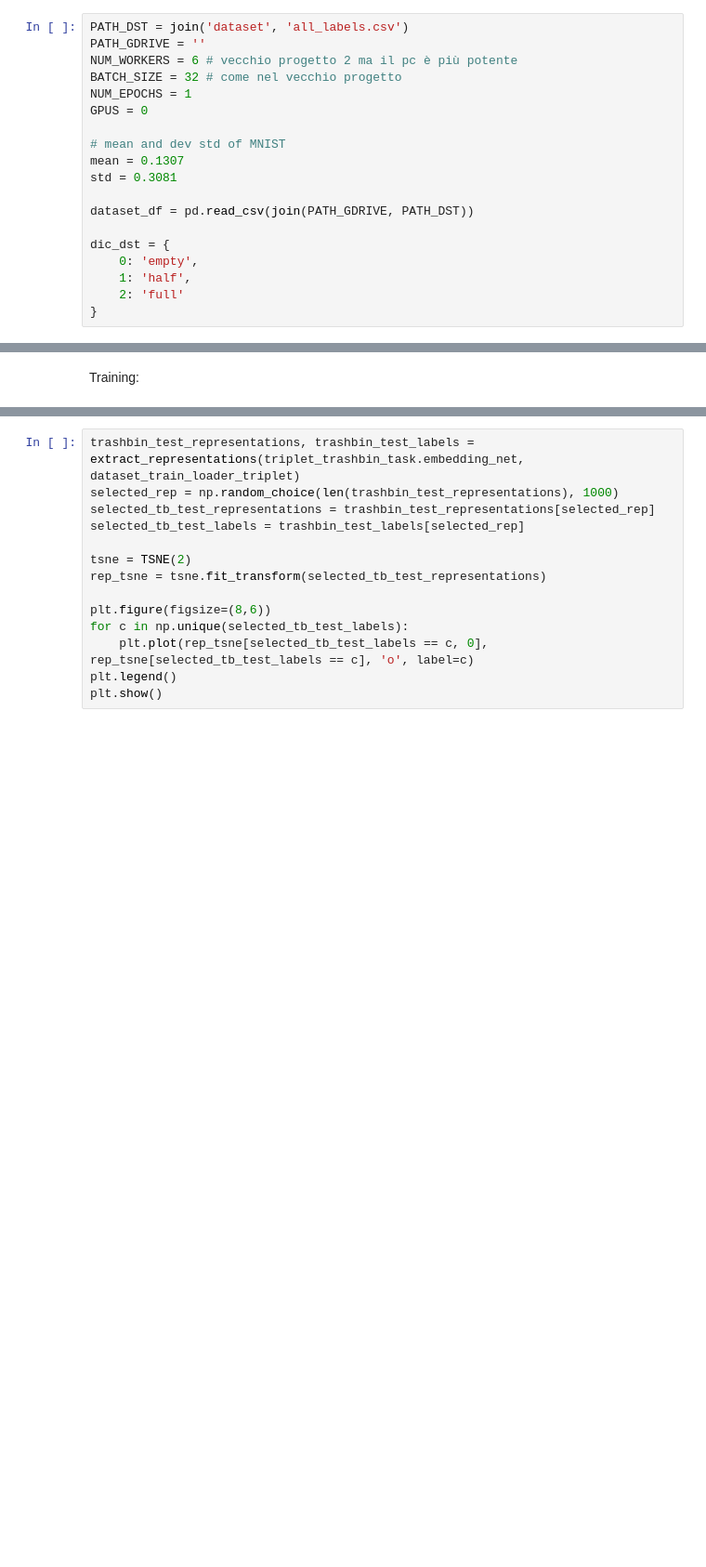
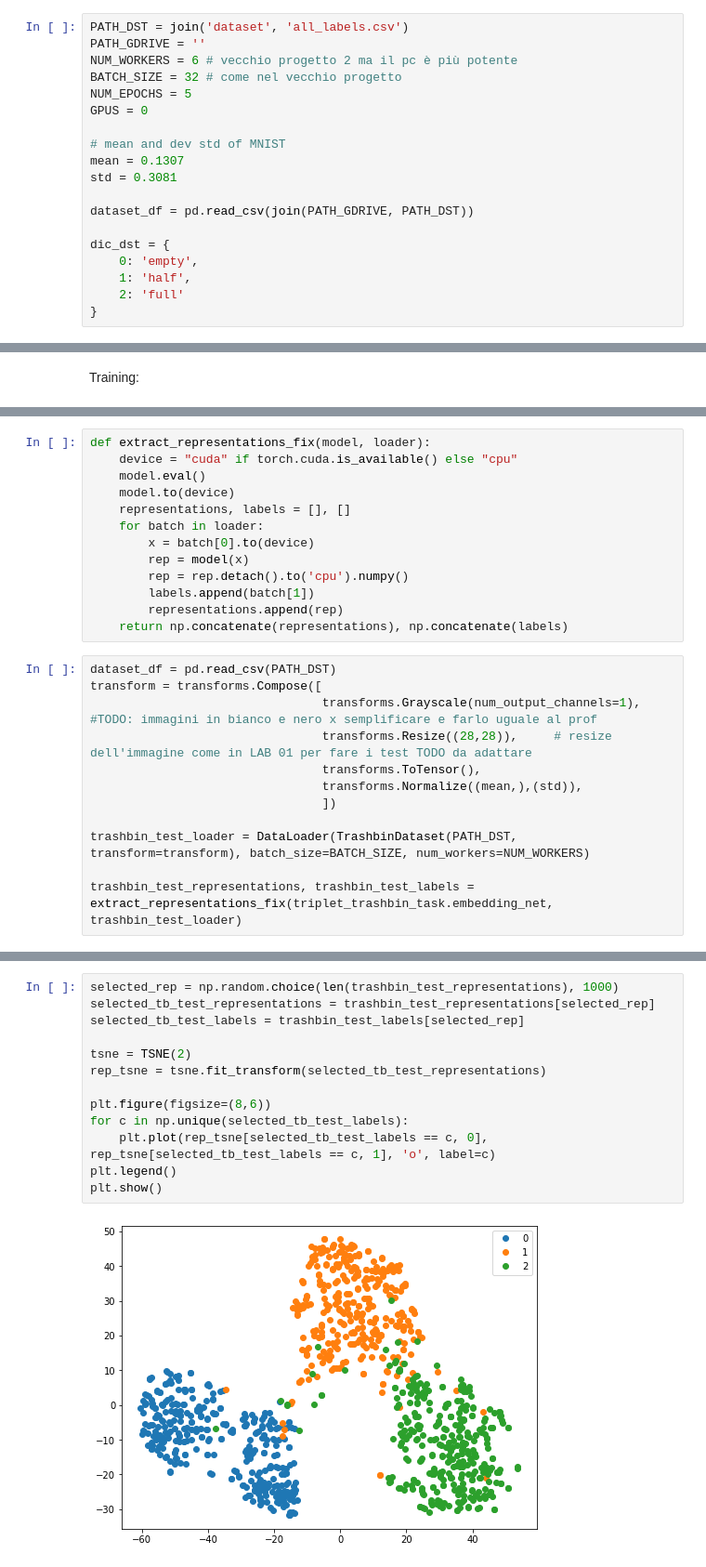
Before and after one commit to khalld/deep-learning, a Jupyter notebook: code.ipynb, the cells around one changed output, grey strips where cells are left out. Shown at 93% size. Drawn from its saved outputs; the diff is of its cells as text; blank space fills up the shorter version.

Commit message:
first results with triplet net

```diff
--- a/code.ipynb
+++ b/code.ipynb
@@ -31,7 +31,7 @@ PATH_DST = join('dataset', 'all_labels.csv')
 PATH_GDRIVE = ''
 NUM_WORKERS = 6 # vecchio progetto 2 ma il pc è più potente
 BATCH_SIZE = 32 # come nel vecchio progetto
-NUM_EPOCHS = 1
+NUM_EPOCHS = 5
 GPUS = 0
 
 # mean and dev std of MNIST
@@ -102,0 +125,25 @@ trainer.fit(triplet_trashbin_task, dataset_train_loader_triplet, dataset_test_lo
+# %%
+def extract_representations_fix(model, loader):
+    device = "cuda" if torch.cuda.is_available() else "cpu"
+    model.eval()
+    model.to(device)
+    representations, labels = [], []
+    for batch in loader:
+        x = batch[0].to(device)
+        rep = model(x)
+        rep = rep.detach().to('cpu').numpy()
+        labels.append(batch[1])
+        representations.append(rep)
+    return np.concatenate(representations), np.concatenate(labels)
+# %%
+dataset_df = pd.read_csv(PATH_DST)
+transform = transforms.Compose([
+                                transforms.Grayscale(num_output_channels=1), #TODO: immagini in bianco e nero x semplificare e farlo uguale al prof
+                                transforms.Resize((28,28)),     # resize dell'immagine come in LAB 01 per fare i test TODO da adattare
+                                transforms.ToTensor(),
+                                transforms.Normalize((mean,),(std)),
+                                ])
+
+trashbin_test_loader = DataLoader(TrashbinDataset(PATH_DST, transform=transform), batch_size=BATCH_SIZE, num_workers=NUM_WORKERS)
+
+trashbin_test_representations, trashbin_test_labels = extract_representations_fix(triplet_trashbin_task.embedding_net, trashbin_test_loader)
@@ -103,14 +157,15 @@ trainer.fit(triplet_trashbin_task, dataset_train_loader_triplet, dataset_test_lo
 # %%
-trashbin_test_representations, trashbin_test_labels = extract_representations(triplet_trashbin_task.embedding_net, dataset_train_loader_triplet)
-selected_rep = np.random_choice(len(trashbin_test_representations), 1000)
+selected_rep = np.random.choice(len(trashbin_test_representations), 1000)
 selected_tb_test_representations = trashbin_test_representations[selected_rep]
 selected_tb_test_labels = trashbin_test_labels[selected_rep]
 
 tsne = TSNE(2)
 rep_tsne = tsne.fit_transform(selected_tb_test_representations)
 
 plt.figure(figsize=(8,6))
 for c in np.unique(selected_tb_test_labels):
-    plt.plot(rep_tsne[selected_tb_test_labels == c, 0], rep_tsne[selected_tb_test_labels == c], 'o', label=c)
+    plt.plot(rep_tsne[selected_tb_test_labels == c, 0], rep_tsne[selected_tb_test_labels == c, 1], 'o', label=c)
 plt.legend()
 plt.show()
+# %% [output]
+[figure, added]
```
Also changed, not shown: parts of 6 cells of this notebook, 22 other files.
